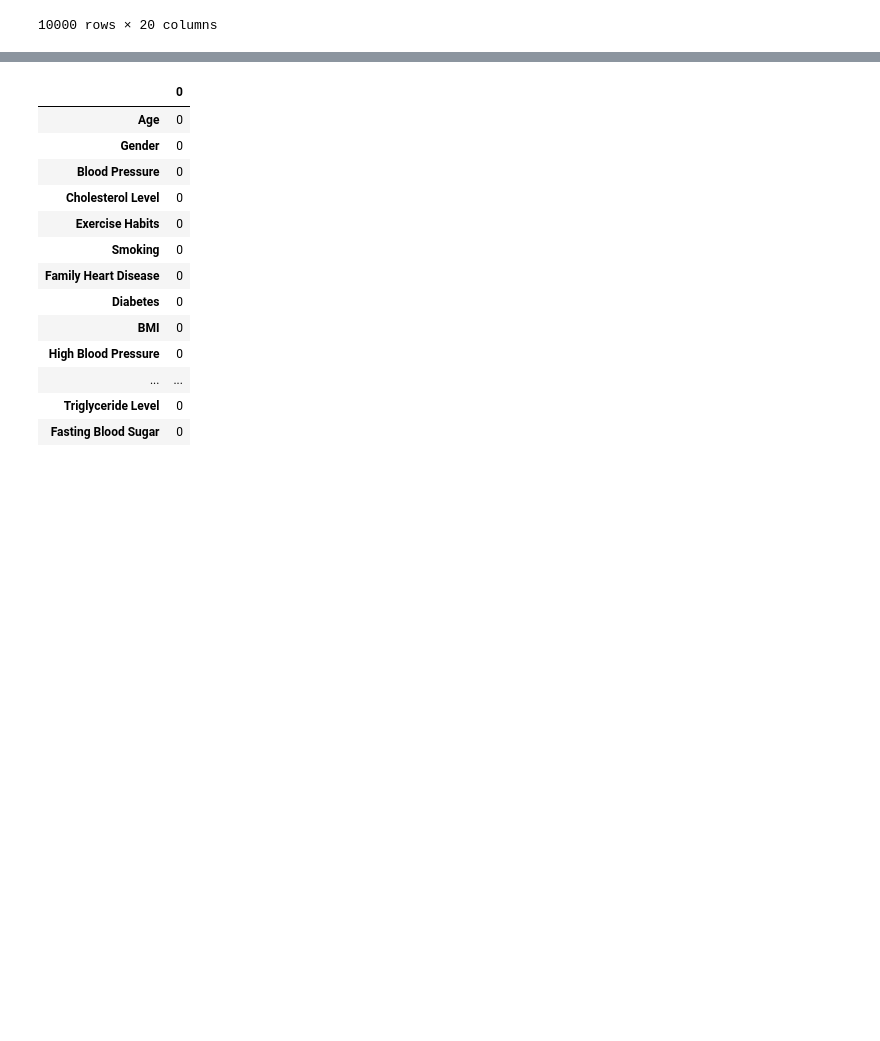
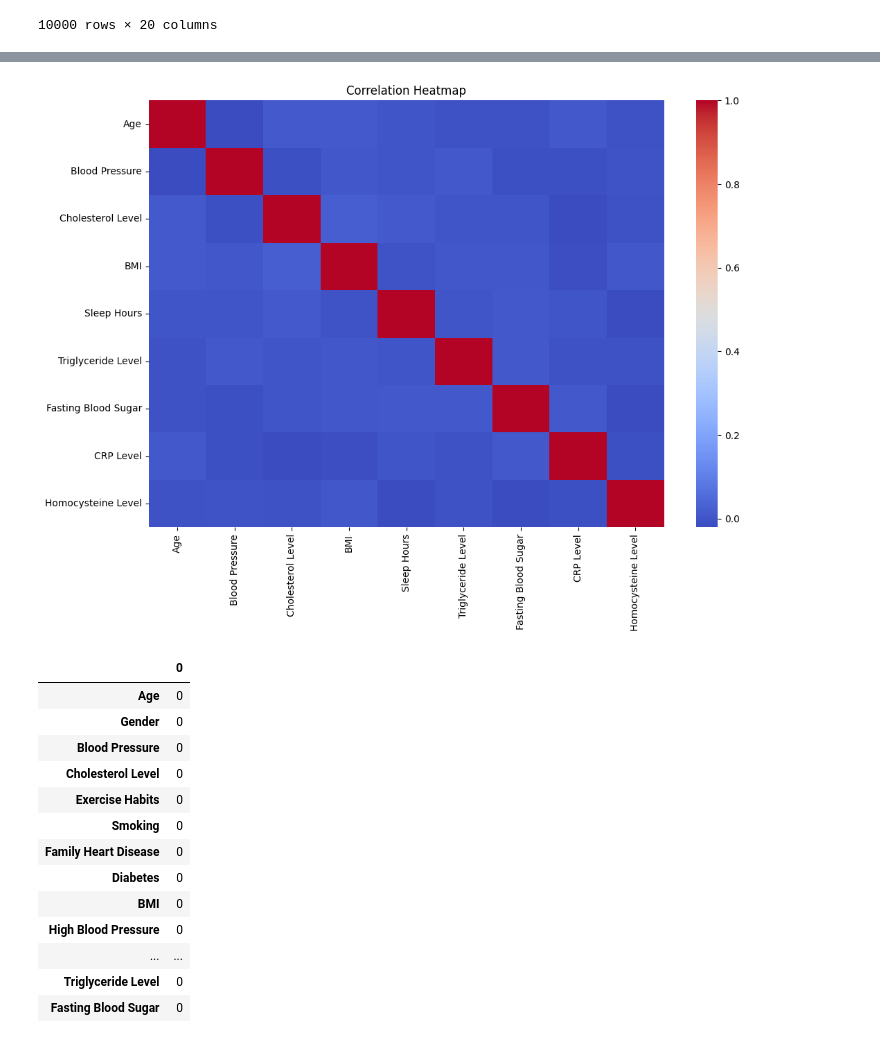
Before and after one commit to joseph2022/Disease-Prediction, a Jupyter notebook: Disease_Prediction.ipynb, the cells around one changed output, grey strips where cells are left out. Saved outputs shown, nothing was run; the diff lists cells and outputs as text; code cells hidden in the pictures; blank space fills up the shorter version.

```diff
--- a/Disease_Prediction.ipynb
+++ b/Disease_Prediction.ipynb
@@ -158,3 +209,11 @@ data.drop('Alcohol Consumption',axis=1)
+# %%
+plt.figure(figsize=(12,8))
+sns.heatmap(data.select_dtypes(include=['int64','float64']).corr(),
+            annot=False, cmap="coolwarm")
+plt.title("Correlation Heatmap")
+plt.show()
+# %% [output]
+[figure, added]
 # %%
 # a=data.Age.mean() # Another method
 # a
```
Also changed, not shown: parts of 12 cells of this notebook.
